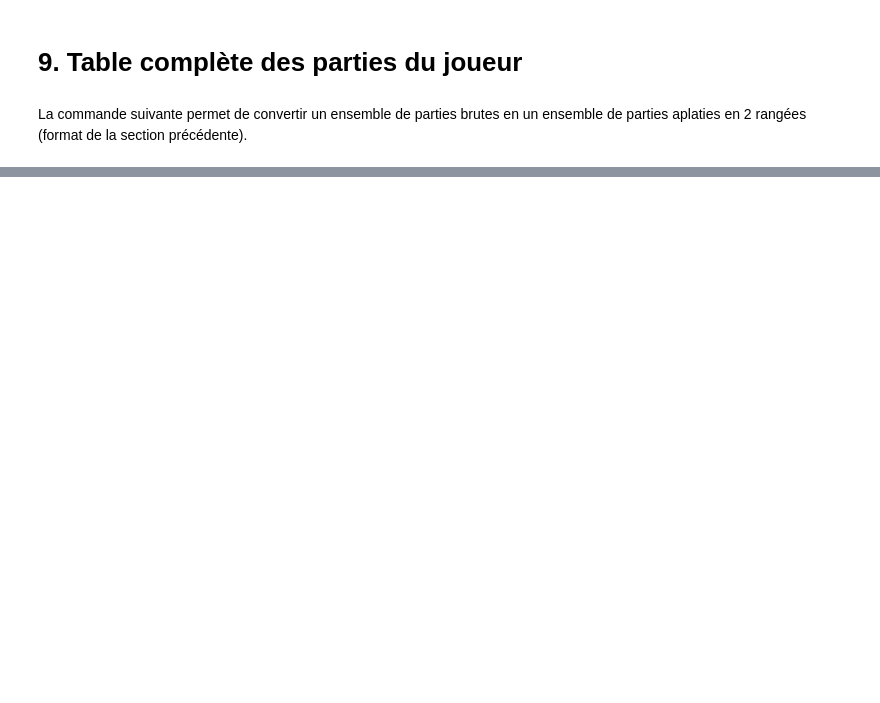
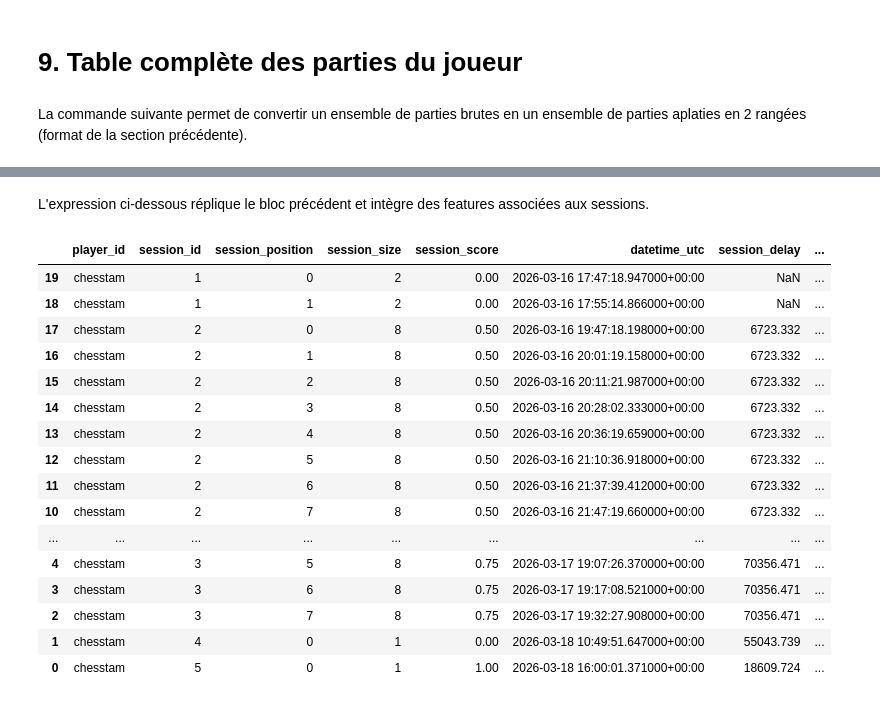
Before and after one commit to rmnlmr-3011/clustering_chess_player_lichess, a Jupyter notebook: notebooks/berserk_api_test.ipynb, the cells around one changed output, grey strips where cells are left out. Cells and saved outputs as stored; diff of their text form; code cells hidden in the pictures; blank space fills up the shorter version.

```diff
--- a/notebooks/berserk_api_test.ipynb
+++ b/notebooks/berserk_api_test.ipynb
@@ -253,0 +257,6 @@ Index(['game_id', 'datetime_utc', 'weekday', 'player_id', 'player_name',
+# %%
+from src.features.temporal_features import add_basic_temporal_features
+
+df_player_games_v2 = add_basic_temporal_features(df_player_games)
+
+df_player_games_v2[["player_id", "index", "delay_previous_game", "streak_before", "streak_after"]].head(20)
@@ -253,0 +311,26 @@ Index(['game_id', 'datetime_utc', 'weekday', 'player_id', 'player_name',
+# %% [markdown]
+L'expression ci-dessous réplique le bloc précédent et intègre des features associées aux sessions.
+# %%
+from src.features.session_features import add_sessions
+
+df_player_games_v4 = add_sessions(df_player_games_v2)
+
+df_player_games_v4[["player_id", "session_id", "session_position", "session_size", "session_score", "datetime_utc", "session_delay", "session_discrete_delay"]].head(30)
+# %% [output]
+|  | player_id | session_id | session_position | session_size | session_score | datetime_utc | session_delay | ... |
+| 19 | chesstam | 1 | 0 | 2 | 0.00 | 2026-03-16 17:47:18.947000+00:00 | NaN | ... |
+| 18 | chesstam | 1 | 1 | 2 | 0.00 | 2026-03-16 17:55:14.866000+00:00 | NaN | ... |
+| 17 | chesstam | 2 | 0 | 8 | 0.50 | 2026-03-16 19:47:18.198000+00:00 | 6723.332 | ... |
+| 16 | chesstam | 2 | 1 | 8 | 0.50 | 2026-03-16 20:01:19.158000+00:00 | 6723.332 | ... |
+| 15 | chesstam | 2 | 2 | 8 | 0.50 | 2026-03-16 20:11:21.987000+00:00 | 6723.332 | ... |
+| 14 | chesstam | 2 | 3 | 8 | 0.50 | 2026-03-16 20:28:02.333000+00:00 | 6723.332 | ... |
+| 13 | chesstam | 2 | 4 | 8 | 0.50 | 2026-03-16 20:36:19.659000+00:00 | 6723.332 | ... |
+| 12 | chesstam | 2 | 5 | 8 | 0.50 | 2026-03-16 21:10:36.918000+00:00 | 6723.332 | ... |
+| 11 | chesstam | 2 | 6 | 8 | 0.50 | 2026-03-16 21:37:39.412000+00:00 | 6723.332 | ... |
+| 10 | chesstam | 2 | 7 | 8 | 0.50 | 2026-03-16 21:47:19.660000+00:00 | 6723.332 | ... |
+| ... | ... | ... | ... | ... | ... | ... | ... | ... |
+| 4 | chesstam | 3 | 5 | 8 | 0.75 | 2026-03-17 19:07:26.370000+00:00 | 70356.471 | ... |
+| 3 | chesstam | 3 | 6 | 8 | 0.75 | 2026-03-17 19:17:08.521000+00:00 | 70356.471 | ... |
+| 2 | chesstam | 3 | 7 | 8 | 0.75 | 2026-03-17 19:32:27.908000+00:00 | 70356.471 | ... |
+| 1 | chesstam | 4 | 0 | 1 | 0.00 | 2026-03-18 10:49:51.647000+00:00 | 55043.739 | ... |
+| 0 | chesstam | 5 | 0 | 1 | 1.00 | 2026-03-18 16:00:01.371000+00:00 | 18609.724 | ... |
```
Also changed, not shown: parts of 19 cells of this notebook, 5 other files.
